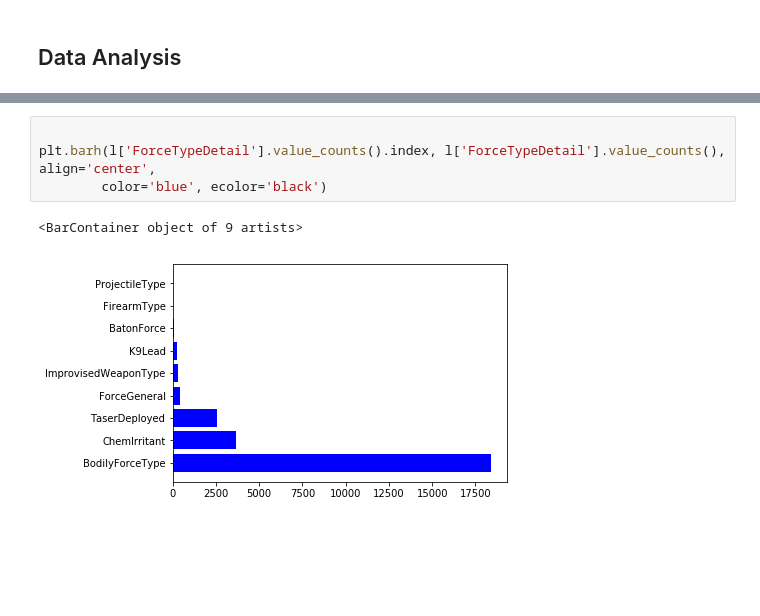
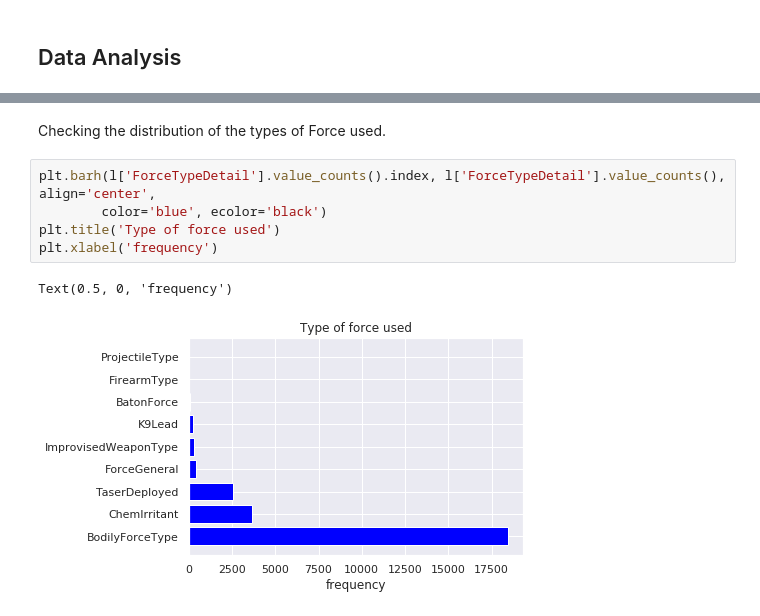
Before and after one commit to STASYA00/DS-DS, a Jupyter notebook: Notebooks/Cleaning_Data.ipynb, the cells around one changed output, grey strips where cells are left out. Cells and saved outputs as stored; diff of their text form; blank space fills up the shorter version.

```diff
--- a/Notebooks/Cleaning_Data.ipynb
+++ b/Notebooks/Cleaning_Data.ipynb
@@ -335,7 +362,10 @@ Index(['BodilyForceType', 'ChemIrritant', 'TaserDeployed', 'ForceGeneral',
+# %% [markdown]
+Checking the distribution of the types of Force used.
 # %%
-
 plt.barh(l['ForceTypeDetail'].value_counts().index, l['ForceTypeDetail'].value_counts(), align='center',
         color='blue', ecolor='black')
+plt.title('Type of force used')
+plt.xlabel('frequency')
 # %% [output]
-<BarContainer object of 9 artists>
+Text(0.5, 0, 'frequency')
-[figure, old version]
+[figure, new version]
```
Also changed, not shown: parts of 22 cells of this notebook.
